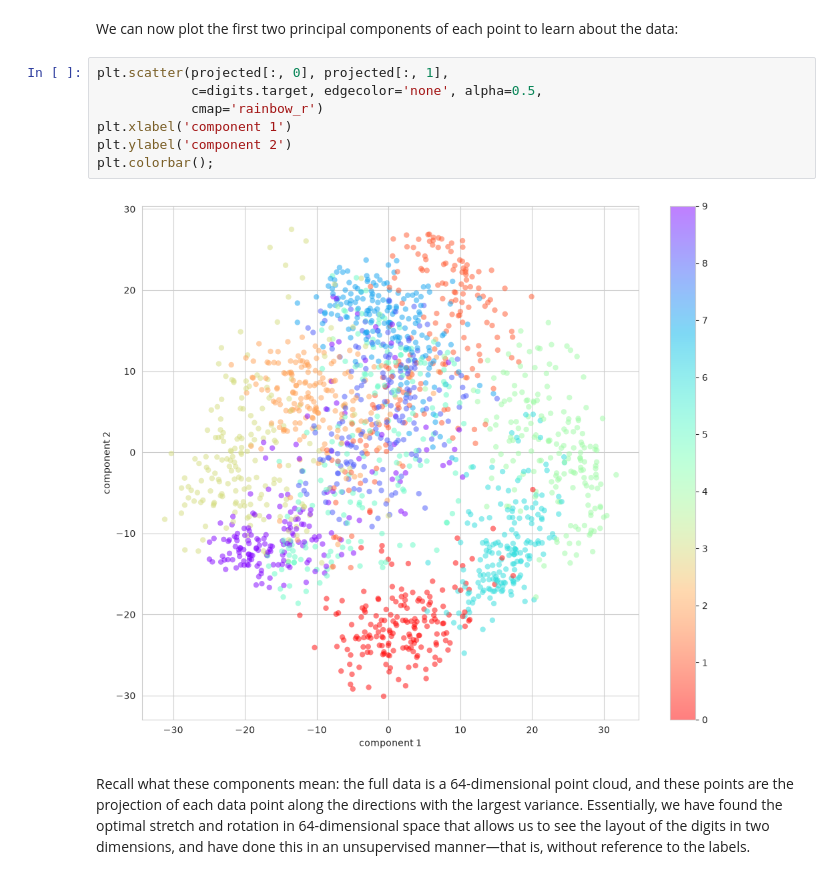
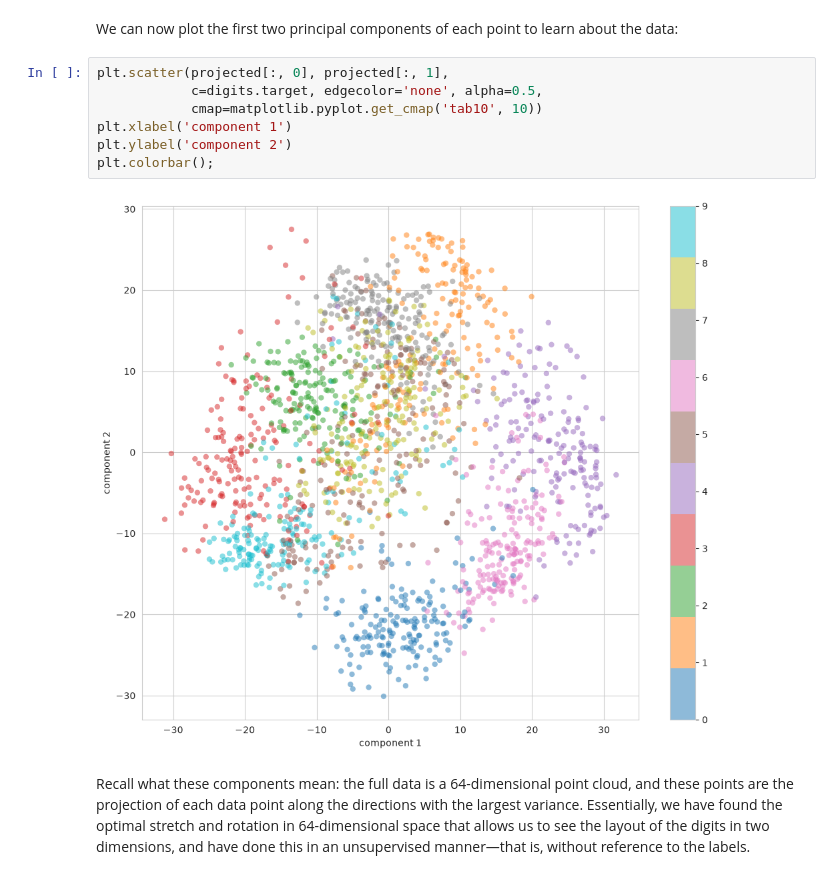
Before and after one commit to csci574-ml/csci574-ml, a Jupyter notebook: lectures/u13-1-PCA-scikit-learn.ipynb, the cells around one changed output. Saved outputs shown, nothing was run; the diff lists cells and outputs as text.

```diff
--- a/lectures/u13-1-PCA-scikit-learn.ipynb
+++ b/lectures/u13-1-PCA-scikit-learn.ipynb
@@ -444,11 +480,11 @@ We can now plot the first two principal components of each point to learn about
 # %%
 plt.scatter(projected[:, 0], projected[:, 1],
             c=digits.target, edgecolor='none', alpha=0.5,
-            cmap='rainbow_r')
+            cmap=matplotlib.pyplot.get_cmap('tab10', 10))
 plt.xlabel('component 1')
 plt.ylabel('component 2')
 plt.colorbar();
 # %% [output]
-[figure, old version]
+[figure, new version]
 # %% [markdown]
 Recall what these components mean: the full data is a 64-dimensional point cloud, and these points are the projection of each data point along the directions with the largest variance. Essentially, we have found the optimal stretch and rotation in 64-dimensional space that allows us to see the layout of the digits in two dimensions, and have done this in an unsupervised manner—that is, without reference to the labels.
```
Also changed, not shown: parts of 42 cells of this notebook, 1 other file.
